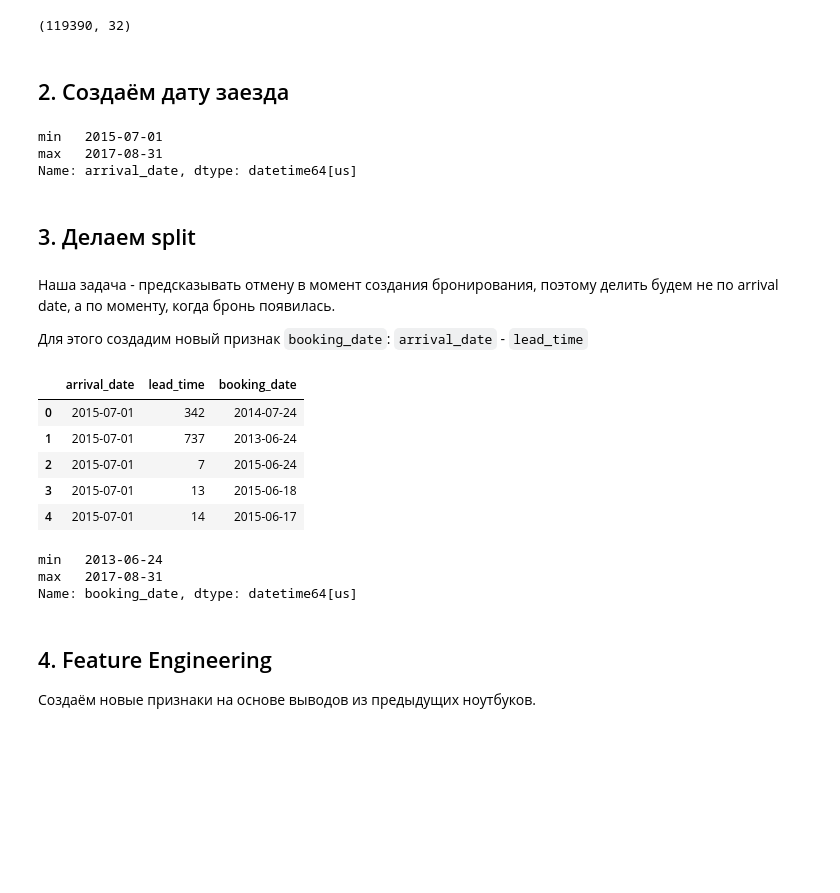
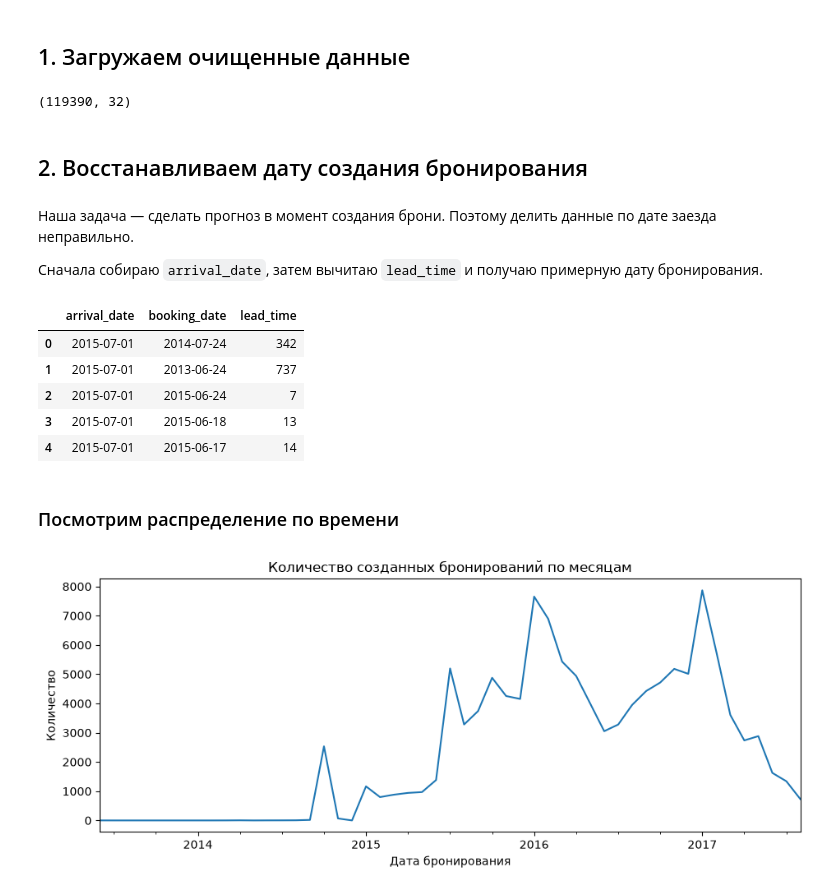
Before and after one commit to novaeKH/hotel-cancellation-ml, a Jupyter notebook: notebooks/04_feature_engineering_split.ipynb, the cells around one changed output. Saved outputs shown, nothing was run; the diff lists cells and outputs as text; code cells hidden in the pictures; blank space fills up the shorter version.

```diff
--- a/notebooks/04_feature_engineering_split.ipynb
+++ b/notebooks/04_feature_engineering_split.ipynb
@@ -6,3 +5,5 @@
+# %% [markdown]
+## 1. Загружаем очищенные данные
 # %%
 from pathlib import Path
 
@@ -17,25 +19,31 @@ df.shape
 # %% [output]
 (119390, 32)
 # %% [markdown]
-## 2. Создаём дату заезда
+## 2. Восстанавливаем дату создания бронирования
+# %% [markdown]
+Наша задача — сделать прогноз в момент создания брони. Поэтому делить данные по дате заезда неправильно.
+
+Сначала собираю `arrival_date`, затем вычитаю `lead_time` и получаю примерную дату бронирования.
 # %%
-df['arrival_date'] = pd.to_datetime(
-    df['arrival_date_year'].astype(str)
-    + '-'
-    + df['arrival_date_month'].astype(str)
-    + '-'
-    + df['arrival_date_day_of_month'].astype(str),
-    format='%Y-%B-%d'
+df["arrival_date"] = pd.to_datetime(
+    df["arrival_date_year"].astype(str)
+    + "-"
+    + df["arrival_date_month"].astype(str)
+    + "-"
+    + df["arrival_date_day_of_month"].astype(str),
+    format="%Y-%B-%d"
 )
+
+df["booking_date"] = (
+    df["arrival_date"]
+    - pd.to_timedelta(df["lead_time"], unit="D")
+)
+
+df[["arrival_date", "booking_date", "lead_time"]].head()
+# %% [output]
+|  | arrival_date | booking_date | lead_time |
+| 0 | 2015-07-01 | 2014-07-24 | 342 |
+| 1 | 2015-07-01 | 2013-06-24 | 737 |
+| 2 | 2015-07-01 | 2015-06-24 | 7 |
+| 3 | 2015-07-01 | 2015-06-18 | 13 |
+| 4 | 2015-07-01 | 2015-06-17 | 14 |
-# %%
-df["arrival_date"].agg(["min", "max"])
-# %% [output]
-min   2015-07-01
-max   2017-08-31
-Name: arrival_date, dtype: datetime64[us]
-# %% [markdown]
-## 3. Делаем split
-# %% [markdown]
-Наша задача - предсказывать отмену в момент создания бронирования, поэтому делить будем не по arrival date, а по моменту, когда бронь появилась.
-
-Для этого создадим новый признак `booking_date`: `arrival_date` - `lead_time`
@@ -47,19 +50,13 @@ df['booking_date'] = (
-# %%
-df[["arrival_date", "lead_time", "booking_date"]].head()
-# %% [output]
-|  | arrival_date | lead_time | booking_date |
-| 0 | 2015-07-01 | 342 | 2014-07-24 |
-| 1 | 2015-07-01 | 737 | 2013-06-24 |
-| 2 | 2015-07-01 | 7 | 2015-06-24 |
-| 3 | 2015-07-01 | 13 | 2015-06-18 |
-| 4 | 2015-07-01 | 14 | 2015-06-17 |
-# %%
-df["booking_date"].agg(["min", "max"])
-# %% [output]
-min   2013-06-24
-max   2017-08-31
-Name: booking_date, dtype: datetime64[us]
-# %% [markdown]
-## 4. Feature Engineering
-
-Создаём новые признаки на основе выводов из предыдущих ноутбуков.
+# %% [markdown]
+### Посмотрим распределение по времени
+# %%
+df.set_index("booking_date").resample("MS").size().plot(
+    figsize=(11, 4)
+)
+
+plt.title("Количество созданных бронирований по месяцам")
+plt.xlabel("Дата бронирования")
+plt.ylabel("Количество")
+plt.show()
+# %% [output]
+[figure, added]
```
Also changed, not shown: parts of 25 cells of this notebook, 16 other files.
